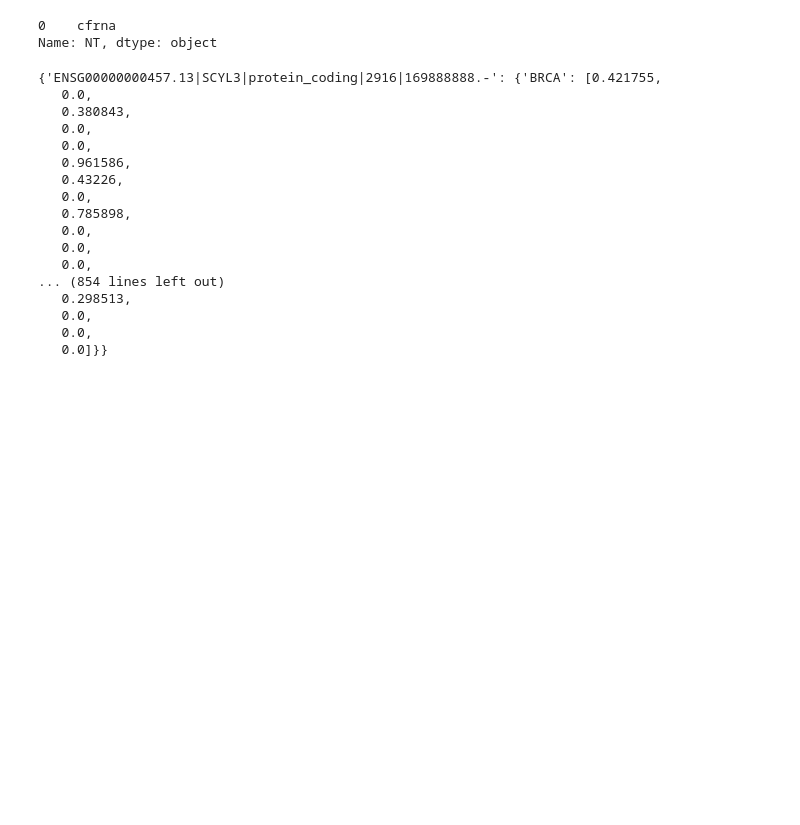
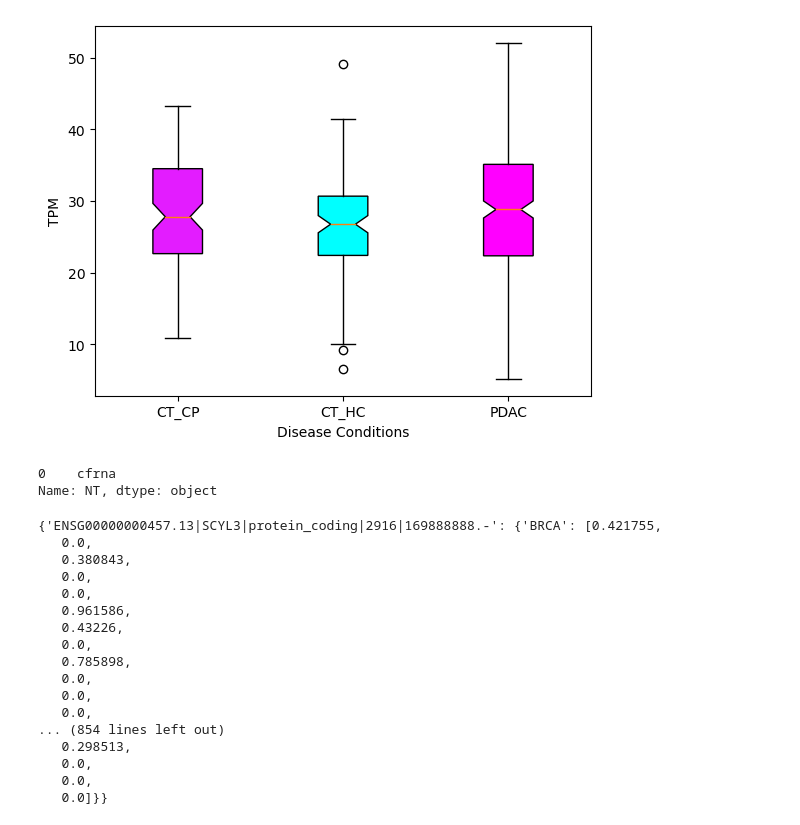
Before and after one commit to Wubeizhongxinghua/exOmics_searchpage_codes, a Jupyter notebook: test.ipynb, the cells around one changed output. Saved outputs shown, nothing was run; the diff lists cells and outputs as text; code cells hidden in the pictures; blank space fills up the shorter version.

Commit message:
debug for type of data

```diff
--- a/test.ipynb
+++ b/test.ipynb
@@ -9,6 +9,19 @@ import matplotlib as mpl
 from copy import copy
 from select_molecole_entity_value import select_molecule_entity_value
 # %%
+#! 需要注意的是, boxplot在设计中有2种形式, 即一般的boxplot和堆叠的boxplot。具体设计在「数据展示形式」ppt中有。
+
+#* 这里的代码是非堆叠的batplot，适用于Alt.polyadenylation, BS-seq, DIP-seq, Fragment size, NO, Expression（第一类数据）
+
+import pandas as pd
+from matplotlib.figure import Figure
+import pymysql
+import numpy as np
+import matplotlib.pyplot as plt
+import matplotlib.cm as cm
+import matplotlib as mpl
+from select_molecole_entity_value import select_molecule_entity_value
+
 #建立连接
 conn = pymysql.connect(
 	host="114.116.114.149",
@@ -19,48 +32,80 @@ conn = pymysql.connect(
 )
 
 #设定要查询的数据类型和基因
-gene = 'ENSG00000000457' #基因主页所对应的基因
-feature = 'altp' #此处值是范例，实际上需要根据网页决定
-dataset = 'gse68086' #此处值是范例，实际上需要根据网页决定
-specimen = 'tep' #此处值是范例，实际上需要根据网页决定
+gene = 'ENSG00000001629' #基因主页所对应的基因
+feature = 'expr' #此处值是范例，实际上需要根据网页决定
+dataset = 'gse133684' #此处值是范例，实际上需要根据网页决定
+specimen = 'ev' #此处值是范例，实际上需要根据网页决定
 
 #以下变量由上述选择自动决定，因为具有关联性
 # molecule = 'cfrna'
-# entity = 'entity'
-# value = 'count'
+# entity = 'gene'
+# value = 'tpm'
+molecule, entity, value = select_molecule_entity_value(dataset, feature, specimen, conn)
 
-molecule, entity, value = select_molecule_entity_value(dataset, feature, specimen, conn)
 
 #根据以上条件查询所有可能的疾病类型
 sql_disease = f"""
 	SELECT ori.Disease_condition
 	FROM (
         SELECT SUBSTRING_INDEX(TABLE_NAME,'-',1) AS NT,
 			SUBSTRING_INDEX(SUBSTRING_INDEX(TABLE_NAME,'-',-6),'-',1) AS Omics,
 			SUBSTRING_INDEX(SUBSTRING_INDEX(TABLE_NAME,'-',-5),'-',1) AS Dataset,
 			SUBSTRING_INDEX(SUBSTRING_INDEX(TABLE_NAME,'-',-4),'-',1) AS Entity,
 			SUBSTRING_INDEX(SUBSTRING_INDEX(TABLE_NAME,'-',-3),'-',1) AS Disease_condition,
 			SUBSTRING_INDEX(SUBSTRING_INDEX(TABLE_NAME,'-',-2),'-',1) AS Specimen,
 			SUBSTRING_INDEX(TABLE_NAME,'-',-1) AS Value_type
 		FROM information_schema.`TABLES`
 		WHERE table_schema='exOmics'
-    		AND (
+            AND (
                 TABLE_NAME LIKE '%gse%'
 				OR TABLE_NAME LIKE '%prjeb%'
 				OR TABLE_NAME LIKE '%prjna%'
 				OR TABLE_NAME LIKE '%gse%'
 				OR TABLE_NAME LIKE '%srp%'
 				OR TABLE_NAME LIKE '%pxd%'
             )
             AND TABLE_NAME NOT LIKE '%gsea%'
         )ori
 	WHERE Dataset LIKE '%{dataset}%'
 		AND Omics LIKE '%{feature}%'
         AND Disease_condition NOT LIKE '%mean%'
 """
 diseases = pd.read_sql_query(sql_disease, conn)
+
+#查询语句
+diseases_data = {}
+for disease in diseases['Disease_condition']:
+	query_sql = f"""
+		SELECT c.*
+		FROM `{molecule}-{feature}-{dataset}-{entity}-{disease}-{specimen}-{value}` c, gene_index g
+		WHERE c.feature LIKE CONCAT('%',g.ensembl_gene_id,'%')
+			AND g.ensembl_gene_id LIKE '%{gene}%'
+	"""
+	temp = pd.read_sql_query(query_sql, conn) #选择某个疾病类型下的某个基因的所有样本的值，应当是1*n的矩阵
+	diseases_data[disease.upper()] = list(temp.iloc[0,1:].astype('float'))
+
+
+#作图
+#将获得一个多行多列的表，每一行代表一个entity，每一列代表一个样本或一个疾病类型（当disease是mean时）。因此做barplot选择做dodged barplot (即grouped bat chart)。
+
+
+
+labels, data = diseases_data.keys(), diseases_data.values() #Drawing data
+fig = Figure()
+ax = fig.subplots()
+
+#Boxplot
+plotfig = ax.boxplot(data,notch=True,patch_artist=True,labels=labels)
+
+ax.set_xlabel('Disease Conditions')
+ax.set_ylabel(f'{value.upper()}')
+
+#Fill color
+cmap = cm.ScalarMappable(cmap=mpl.cm.cool)
+test_mean = [np.mean(x) for x in data]
+for patch, color in zip(plotfig['boxes'], cmap.to_rgba(test_mean)):
+    patch.set_facecolor(color)
+fig
+# %% [output]
+[figure, added]
-# %%
-molecule
-# %% [output]
-0    cfrna
-Name: NT, dtype: object
@@ -67,3 +114,10 @@ Name: NT, dtype: object
+# %%
+from select_molecole_entity_value import select_molecule_entity_value
+molecule, entity, value = select_molecule_entity_value(dataset, feature, specimen, conn)
+molecule
+# %% [output]
+0    cfrna
+Name: NT, dtype: object
 # %%
 #查询语句
 diseases_data = {}
```
Also changed, not shown: parts of 2 cells of this notebook, 2 other files.
